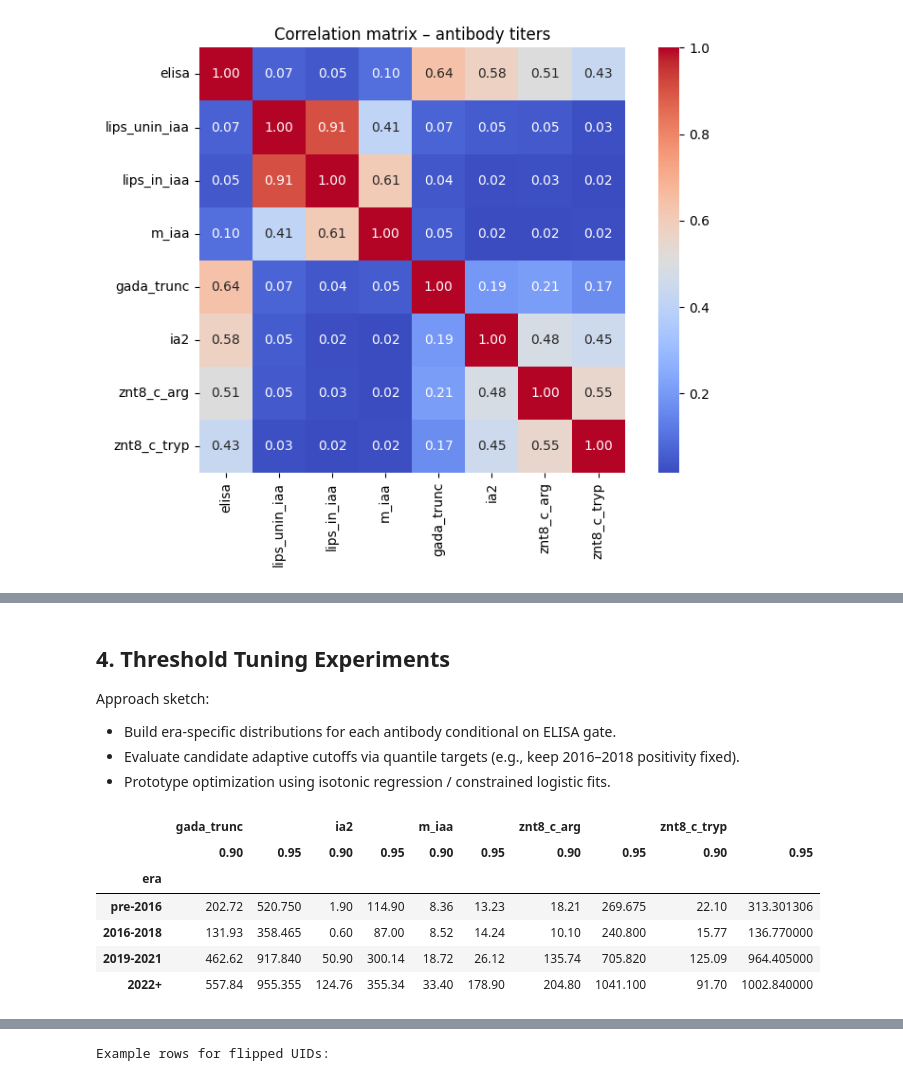
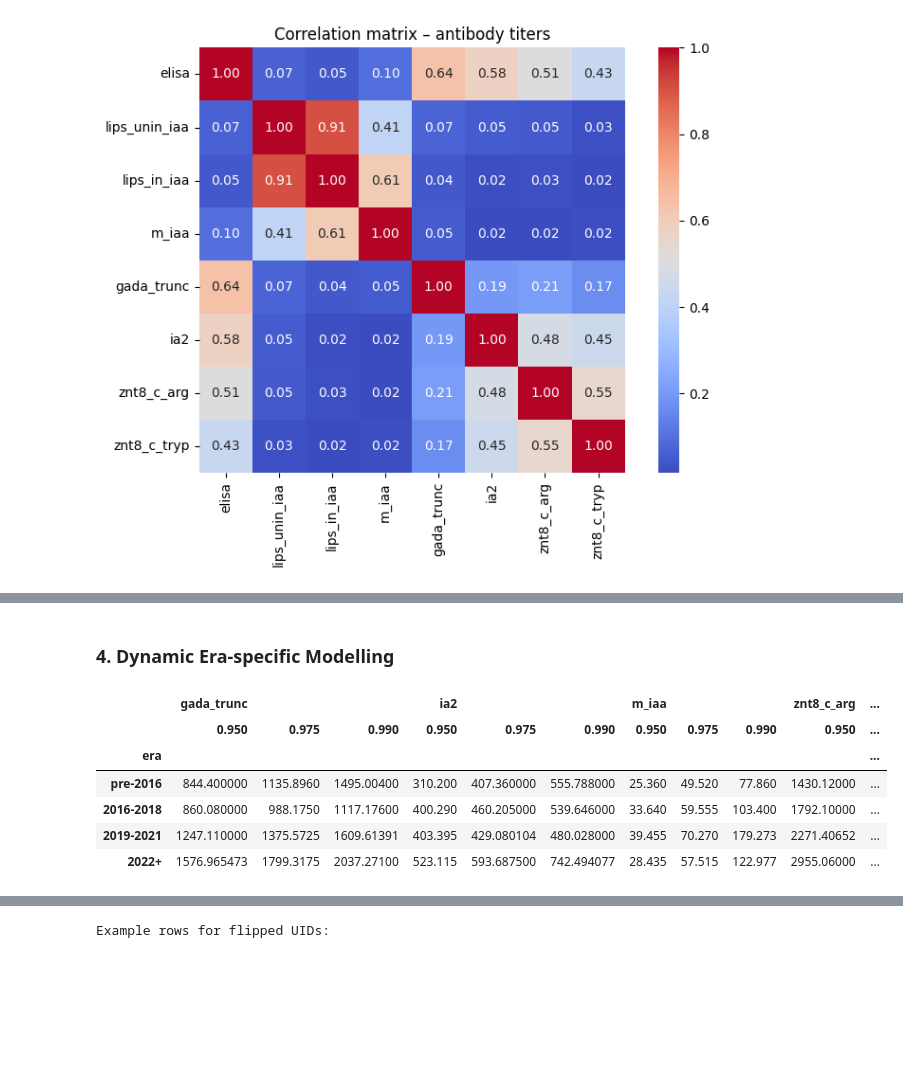
Before and after one commit to raeesay/t1d-early-screening, a Jupyter notebook: dataset1/regression.ipynb, the cells around one changed output, grey strips where cells are left out. Saved outputs shown, nothing was run; the diff lists cells and outputs as text; code cells hidden in the pictures; blank space fills up the shorter version.

```diff
--- a/dataset1/regression.ipynb
+++ b/dataset1/regression.ipynb
@@ -226,20 +242,26 @@ df_rules["znt8_c_arg_pos"] = np.select(znt8_arg_cutoffs, [True, True], default=F
 df_rules["znt8_c_tryp_pos"] = df_rules["znt8_c_tryp"] >= 30
 df_rules["znt8_pos"] = df_rules["znt8_c_arg_pos"] | df_rules["znt8_c_tryp_pos"]
 
-# IAA flow
 is_screen = df_rules["source"].isin(["screening"])
-is_confirm = df_rules["source"].isin(CONFIRM_SOURCES)
+is_followup = df_rules["source"].isin(["follow_up", "antibody_follow_up"])
 
-df_rules["iaa_entry"] = (
+# Screening entry logic (same as before)
+iaa_entry_screen = (
     (df_rules["elisa_pos"] & (df_rules["lips_unin_iaa"] >= 3))
     | (~df_rules["elisa_pos"] & (df_rules["lips_unin_iaa"] >= 10))
 )
 
-confirm_like = (df_rules["lips_in_iaa"] >= 4) & (df_rules["m_iaa"] >= 1.5)
+# Screening confirmation: LIPS_in >= 4 AND mIAA >= 1.5
+iaa_confirm_screen = (df_rules["lips_in_iaa"] >= 4) & (df_rules["m_iaa"] >= 1.5)
 
-df_rules["iaa_confirm"] = (is_confirm & confirm_like) | confirm_like
+# Combine screening IAA positivity
+iaa_screen_pos = is_screen & iaa_entry_screen & iaa_confirm_screen
 
-df_rules["iaa_pos"] = df_rules["iaa_entry"] & df_rules["iaa_confirm"]
+# Follow-up: RIA (mIAA) alone is enough (Fr1da rule)
+iaa_fu_pos = is_followup & (df_rules["m_iaa"] >= 1.5)
+
+# Final IAA positivity flag
+df_rules["iaa_pos"] = iaa_screen_pos | iaa_fu_pos
 
 df_rules.head()
 # %% [output]
@@ -252,10 +274,18 @@ df_rules.head()
 # %%
 # Rule-based classification of rows based on antibody positivity
 # Elisa-gated AB trio, ZNT8 singles are negative
+
+# Only SCREENING samples should be gated by ELISA
+is_screen = df_rules["source"].isin(["screening"])
+
+# RIA-positive count (GADA, IA2, ZnT8)
+ria_count = df_rules[["gada_trunc_pos", "ia2_pos", "znt8_pos"]].sum(axis=1)
+
+# Apply ELISA gate ONLY for screening rows
 ab_trio_gated = np.where(
-    df_rules["elisa_pos"],
-    df_rules[["gada_trunc_pos", "ia2_pos", "znt8_pos"]].sum(axis=1),
-    0,
+    is_screen & (~df_rules["elisa_pos"]),
+    0,          # screening row with low ELISA → gate out
+    ria_count,  # follow-up always uses full RIA, screening if ELISA positive
 )
 
 df_rules["effective_AB_positive"] = ab_trio_gated + df_rules["iaa_pos"].astype(int)
@@ -269,13 +299,12 @@ row_choices = ["early_stage_T1D", "single_AB_risk", "negative"]
 
 df_rules["rule_result_row"] = np.select(row_conditions, row_choices, default="negative")
 
-row_single_only_znt8 = (
+# Special case: ELISA-positive single-only ZnT8 → NOT true single positive
+df_rules["row_single_only_znt8"] = (
     df_rules["elisa_pos"]
     & (df_rules[["iaa_pos", "m_iaa_pos", "gada_trunc_pos", "ia2_pos", "znt8_pos"]].sum(axis=1) == 1)
     & df_rules["znt8_pos"]
 )
-
-df_rules["row_single_only_znt8"] = row_single_only_znt8
 # %%
 # For each UID, aggregate the maximum effective AB positive and whether there is a single only ZNT8 case
 # This is used to classify the UID as `early_stage_T1D`, `single_AB_risk`, or `negative`
@@ -661,54 +674,50 @@ plt.show()
 # %% [markdown]
-## 4. Threshold Tuning Experiments
-
-Approach sketch:
-- Build era-specific distributions for each antibody conditional on ELISA gate.
-- Evaluate candidate adaptive cutoffs via quantile targets (e.g., keep 2016–2018 positivity fixed).
-- Prototype optimization using isotonic regression / constrained logistic fits.
+### 4. Dynamic Era-specific Modelling
 # %%
-# Compute era-specific (time-dependent) 90th/95th quantiles of antibody titers
+# Compute era-specific (time-dependent) quantiles of antibody titers
 # among ELISA-positive samples to detect assay drift and guide dynamic cutoff updates
 
 # These quantiles can be used to derive dynamic, era-adjusted cutoffs
 # so that positivity reflects the same percentile across time
 era_bins = [2010, 2016, 2019, 2022, 2026]
 era_labels = ["pre-2016", "2016-2018", "2019-2021", "2022+"]
 
 df_threshold = df_rules.copy()
 df_threshold["sample_year"] = df_threshold["sample_date"].dt.year
 
 df_threshold["era"] = pd.cut(
     df_threshold["sample_year"],
     bins=era_bins,
     labels=era_labels,
     right=True,
 )
 
-quantile_targets = [0.90, 0.95]
+quantile_targets = [0.95, 0.975, 0.99]
+measure_cols = ["gada_trunc", "ia2", "m_iaa", "znt8_c_arg", "znt8_c_tryp"]
 
 era_quantiles = (
-    df_threshold[df_threshold["elisa_pos"]]
+    df_threshold.dropna(subset=[col for col in measure_cols])
     .groupby("era")[
         ["gada_trunc", "ia2", "m_iaa", "znt8_c_arg", "znt8_c_tryp"]
     ]
     .quantile(quantile_targets)
     .unstack(level=-1)
 )
 
 era_quantiles
 
 # Gada and Ia2 : big rise after 2019, titers measured much higher in recent assays
 # -> possible method change/higher sensitivity
 # MIaa: Gradual increase, then huge jump in 2022 -> new RIA or LIPS calibration
 # Both ZnT8 variants show massive upward drift post-2019 -> new assay version with higher signal scale
 # %% [output]
-|  | gada_trunc |  | ia2 |  | m_iaa |  | znt8_c_arg |  | znt8_c_tryp |  |
-|  | 0.90 | 0.95 | 0.90 | 0.95 | 0.90 | 0.95 | 0.90 | 0.95 | 0.90 | 0.95 |
-| era |  |  |  |  |  |  |  |  |  |  |
-| pre-2016 | 202.72 | 520.750 | 1.90 | 114.90 | 8.36 | 13.23 | 18.21 | 269.675 | 22.10 | 313.301306 |
-| 2016-2018 | 131.93 | 358.465 | 0.60 | 87.00 | 8.52 | 14.24 | 10.10 | 240.800 | 15.77 | 136.770000 |
-| 2019-2021 | 462.62 | 917.840 | 50.90 | 300.14 | 18.72 | 26.12 | 135.74 | 705.820 | 125.09 | 964.405000 |
-| 2022+ | 557.84 | 955.355 | 124.76 | 355.34 | 33.40 | 178.90 | 204.80 | 1041.100 | 91.70 | 1002.840000 |
+|  | gada_trunc |  |  | ia2 |  |  | m_iaa |  |  | znt8_c_arg | ... |
+|  | 0.950 | 0.975 | 0.990 | 0.950 | 0.975 | 0.990 | 0.950 | 0.975 | 0.990 | 0.950 | ... |
+| era |  |  |  |  |  |  |  |  |  |  | ... |
+| pre-2016 | 844.400000 | 1135.8960 | 1495.00400 | 310.200 | 407.360000 | 555.788000 | 25.360 | 49.520 | 77.860 | 1430.12000 | ... |
+| 2016-2018 | 860.080000 | 988.1750 | 1117.17600 | 400.290 | 460.205000 | 539.646000 | 33.640 | 59.555 | 103.400 | 1792.10000 | ... |
+| 2019-2021 | 1247.110000 | 1375.5725 | 1609.61391 | 403.395 | 429.080104 | 480.028000 | 39.455 | 70.270 | 179.273 | 2271.40652 | ... |
+| 2022+ | 1576.965473 | 1799.3175 | 2037.27100 | 523.115 | 593.687500 | 742.494077 | 28.435 | 57.515 | 122.977 | 2955.06000 | ... |
 # %%
 # Compute quantile deltas vs baseline era
 # This helps identify how much titers have shifted for each antibody
```
Also changed, not shown: parts of 51 cells of this notebook, 9 other files.
